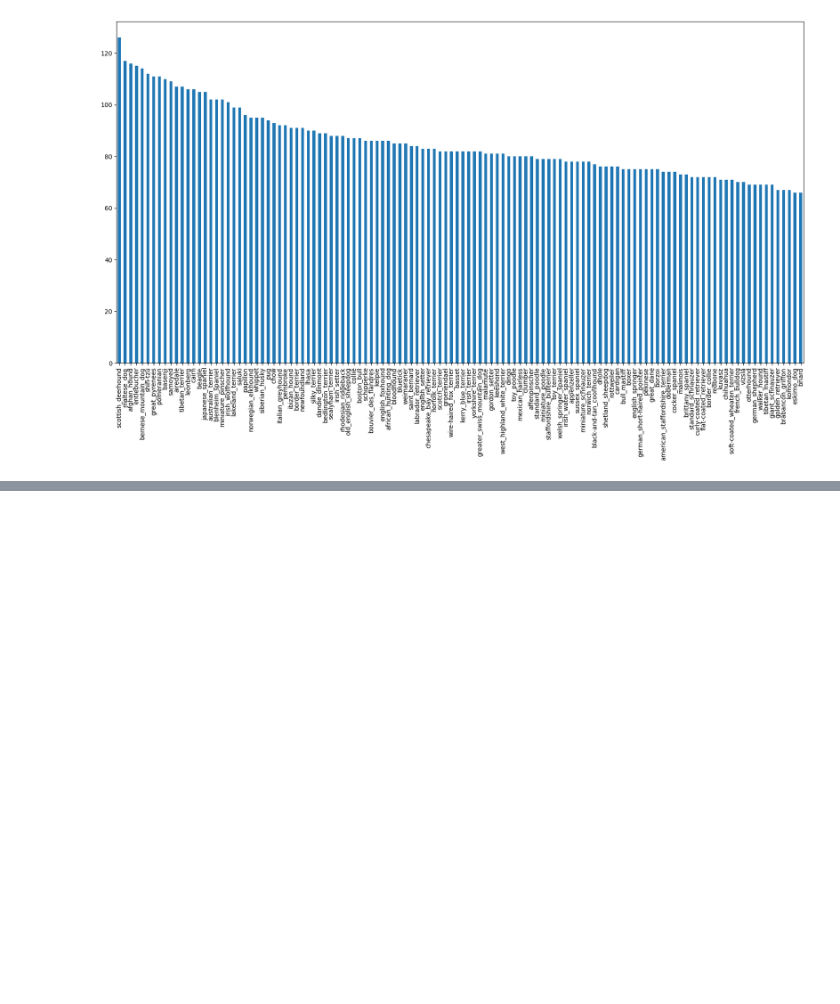
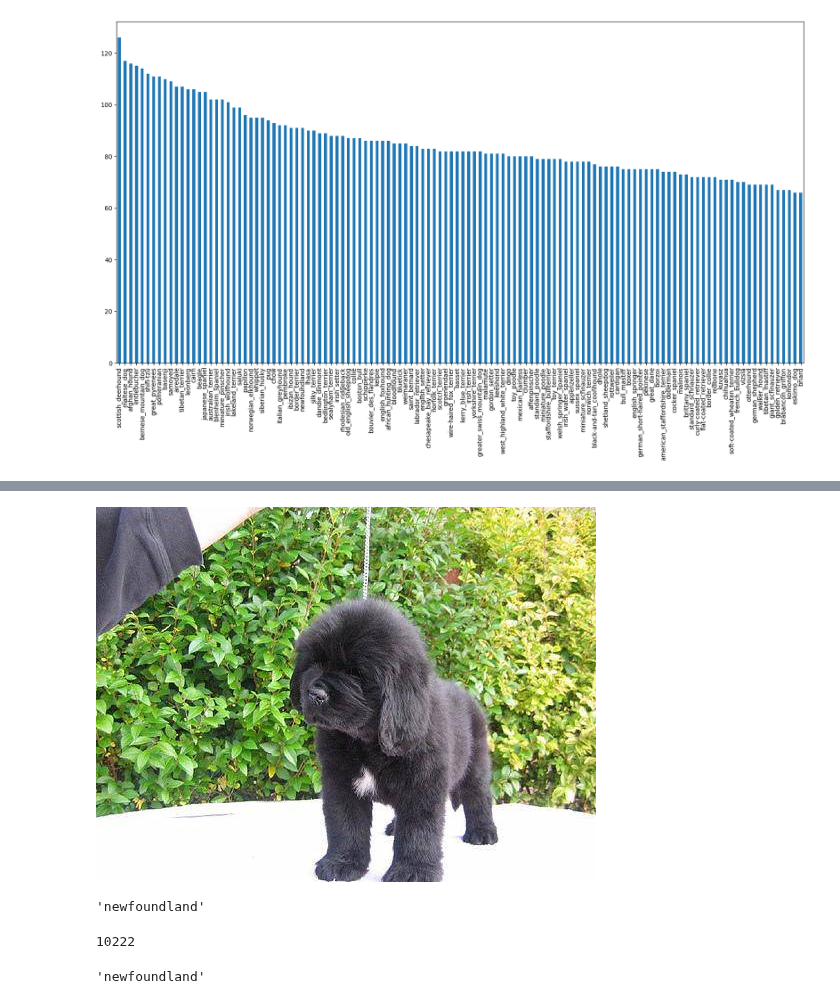
Before and after one commit to CTR-tech/dog-breed-classification, a Jupyter notebook: dog_breed_classification.ipynb, the cells around one changed output, grey strips where cells are left out. Saved outputs shown, nothing was run; the diff lists cells and outputs as text; code cells hidden in the pictures; blank space fills up the shorter version.

```diff
--- a/dog_breed_classification.ipynb
+++ b/dog_breed_classification.ipynb
@@ -92,0 +101,3 @@ labels_csv['breed'].value_counts().plot.bar(figsize=(20,10))
+# %%
+# Pathnames from img ID
+filenames = ["./data/train/"+fname+".jpg" for fname in labels_csv['id']]
@@ -92,0 +112,8 @@ labels_csv['breed'].value_counts().plot.bar(figsize=(20,10))
+# %%
+Image(filenames[420])
+# %% [output]
+[figure, added]
+# %%
+labels_csv['breed'][420]
+# %% [output]
+'newfoundland'
@@ -92,0 +123,8 @@ labels_csv['breed'].value_counts().plot.bar(figsize=(20,10))
+# %%
+len(labels)
+# %% [output]
+10222
+# %%
+labels[420]
+# %% [output]
+'newfoundland'
```
Also changed, not shown: parts of 6 cells of this notebook.
